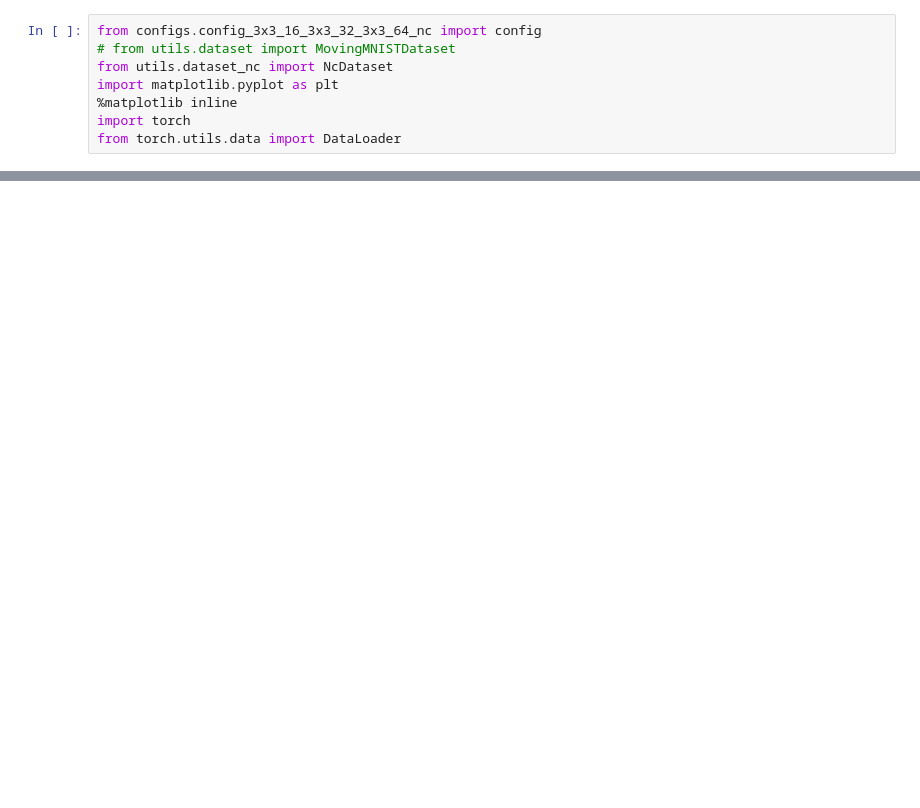
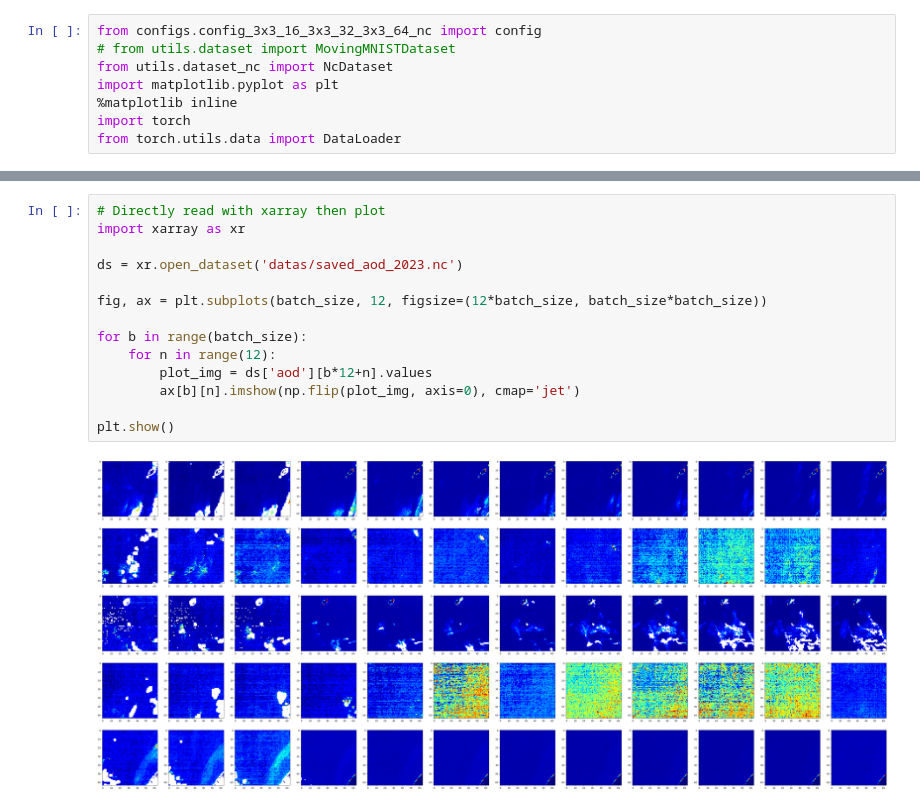
Before and after one commit to jinjunliu/ConvLSTM-prediction, a Jupyter notebook: visualize.ipynb, the cells around one changed output, grey strips where cells are left out. Drawn from its saved outputs; the diff is of its cells as text; blank space fills up the shorter version.

```diff
--- a/visualize.ipynb
+++ b/visualize.ipynb
@@ -31,0 +32,16 @@ torch.Size([5, 6, 1, 64, 64]) torch.Size([5, 6, 1, 64, 64]) tensor(2.5159, devic
+# %%
+# Directly read with xarray then plot
+import xarray as xr
+
+ds = xr.open_dataset('datas/saved_aod_2023.nc')
+
+fig, ax = plt.subplots(batch_size, 12, figsize=(12*batch_size, batch_size*batch_size))
+
+for b in range(batch_size):
+    for n in range(12):
+        plot_img = ds['aod'][b*12+n].values
+        ax[b][n].imshow(np.flip(plot_img, axis=0), cmap='jet')
+
+plt.show()
+# %% [output]
+[figure, added]
```
Also changed, not shown: parts of 2 cells of this notebook.
